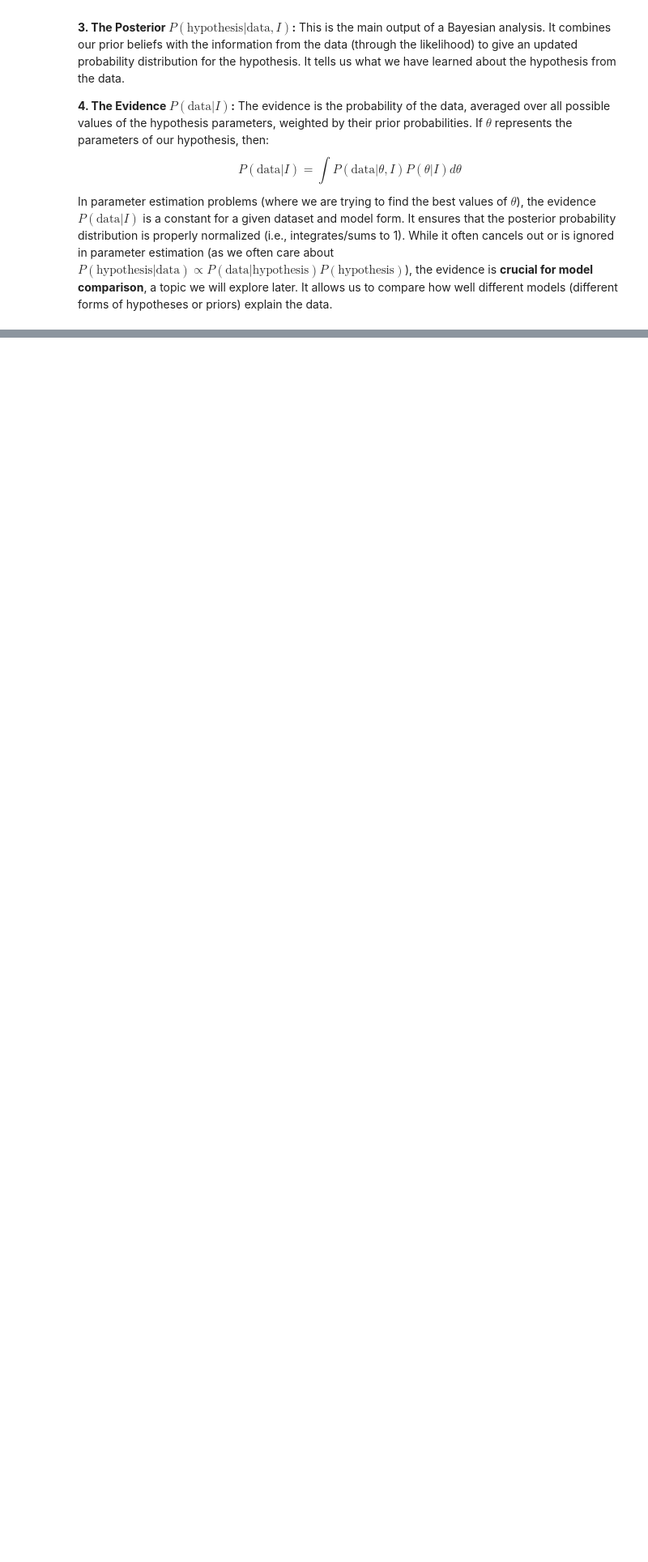
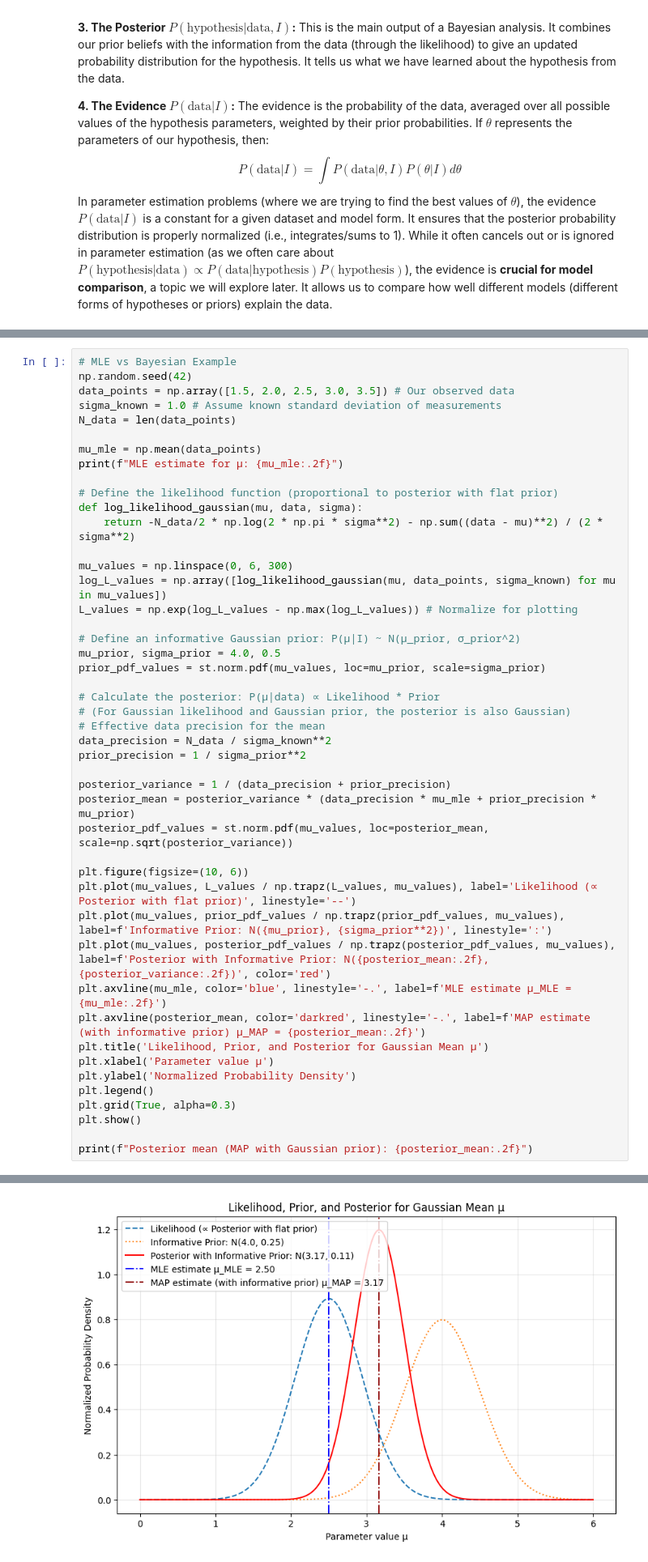
Before and after one commit to astrostatistics-in-crete/2025_summer_school, a Jupyter notebook: 06_Bayesian/Bayesian_1_answerkey.ipynb, the cells around one changed output, grey strips where cells are left out. Shown: that part at 81% size. Cells and saved outputs as stored; diff of their text form; blank space fills up the shorter version.

Commit message:
added section connected MLE to bayesian inference

```diff
--- a/06_Bayesian/Bayesian_1_answerkey.ipynb
+++ b/06_Bayesian/Bayesian_1_answerkey.ipynb
@@ -191,0 +226,47 @@ In parameter estimation problems (where we are trying to find the best values of
+# %%
+# MLE vs Bayesian Example
+np.random.seed(42)
+data_points = np.array([1.5, 2.0, 2.5, 3.0, 3.5]) # Our observed data
+sigma_known = 1.0 # Assume known standard deviation of measurements
+N_data = len(data_points)
+
+mu_mle = np.mean(data_points)
+print(f"MLE estimate for μ: {mu_mle:.2f}")
+
+# Define the likelihood function (proportional to posterior with flat prior)
+def log_likelihood_gaussian(mu, data, sigma):
+    return -N_data/2 * np.log(2 * np.pi * sigma**2) - np.sum((data - mu)**2) / (2 * sigma**2)
+
+mu_values = np.linspace(0, 6, 300)
+log_L_values = np.array([log_likelihood_gaussian(mu, data_points, sigma_known) for mu in mu_values])
+L_values = np.exp(log_L_values - np.max(log_L_values)) # Normalize for plotting
+
+# Define an informative Gaussian prior: P(μ|I) ~ N(μ_prior, σ_prior^2)
+mu_prior, sigma_prior = 4.0, 0.5
+prior_pdf_values = st.norm.pdf(mu_values, loc=mu_prior, scale=sigma_prior)
+
+# Calculate the posterior: P(μ|data) ∝ Likelihood * Prior
+# (For Gaussian likelihood and Gaussian prior, the posterior is also Gaussian)
+# Effective data precision for the mean
+data_precision = N_data / sigma_known**2
+prior_precision = 1 / sigma_prior**2
+
+posterior_variance = 1 / (data_precision + prior_precision)
+posterior_mean = posterior_variance * (data_precision * mu_mle + prior_precision * mu_prior)
+posterior_pdf_values = st.norm.pdf(mu_values, loc=posterior_mean, scale=np.sqrt(posterior_variance))
+
+plt.figure(figsize=(10, 6))
+plt.plot(mu_values, L_values / np.trapz(L_values, mu_values), label='Likelihood (∝ Posterior with flat prior)', linestyle='--')
+plt.plot(mu_values, prior_pdf_values / np.trapz(prior_pdf_values, mu_values), label=f'Informative Prior: N({mu_prior}, {sigma_prior**2})', linestyle=':')
+plt.plot(mu_values, posterior_pdf_values / np.trapz(posterior_pdf_values, mu_values), label=f'Posterior with Informative Prior: N({posterior_mean:.2f}, {posterior_variance:.2f})', color='red')
+plt.axvline(mu_mle, color='blue', linestyle='-.', label=f'MLE estimate μ_MLE = {mu_mle:.2f}')
+plt.axvline(posterior_mean, color='darkred', linestyle='-.', label=f'MAP estimate (with informative prior) μ_MAP = {posterior_mean:.2f}')
+plt.title('Likelihood, Prior, and Posterior for Gaussian Mean μ')
+plt.xlabel('Parameter value μ')
+plt.ylabel('Normalized Probability Density')
+plt.legend()
+plt.grid(True, alpha=0.3)
+plt.show()
+
+print(f"Posterior mean (MAP with Gaussian prior): {posterior_mean:.2f}")
+# %% [output]
@@ -191,0 +274 @@ In parameter estimation problems (where we are trying to find the best values of
+[figure, added]
```
Also changed, not shown: parts of 6 cells of this notebook.
